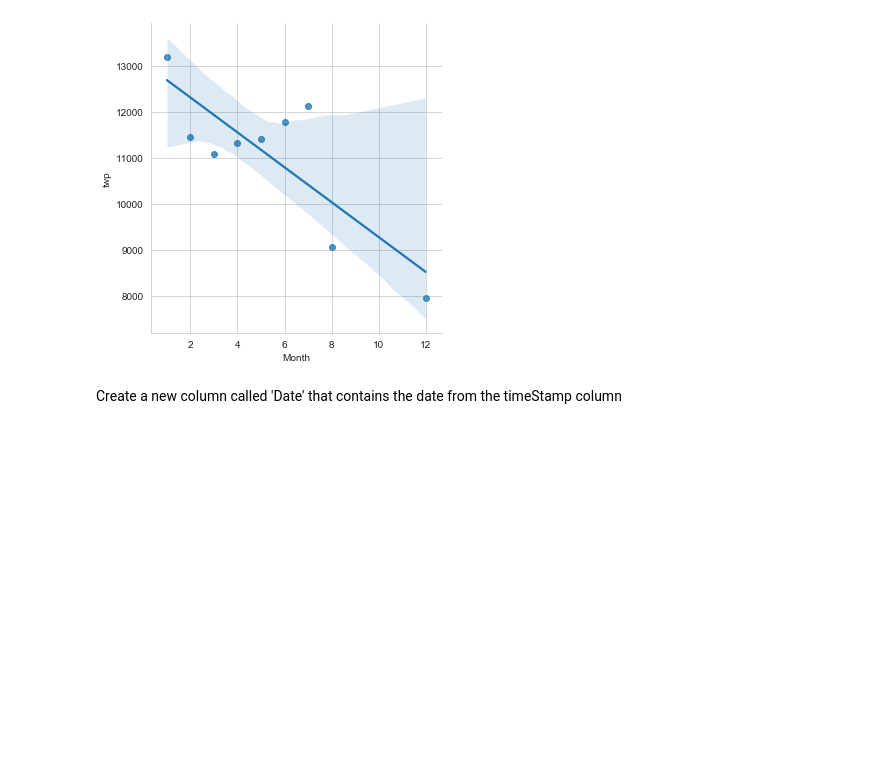
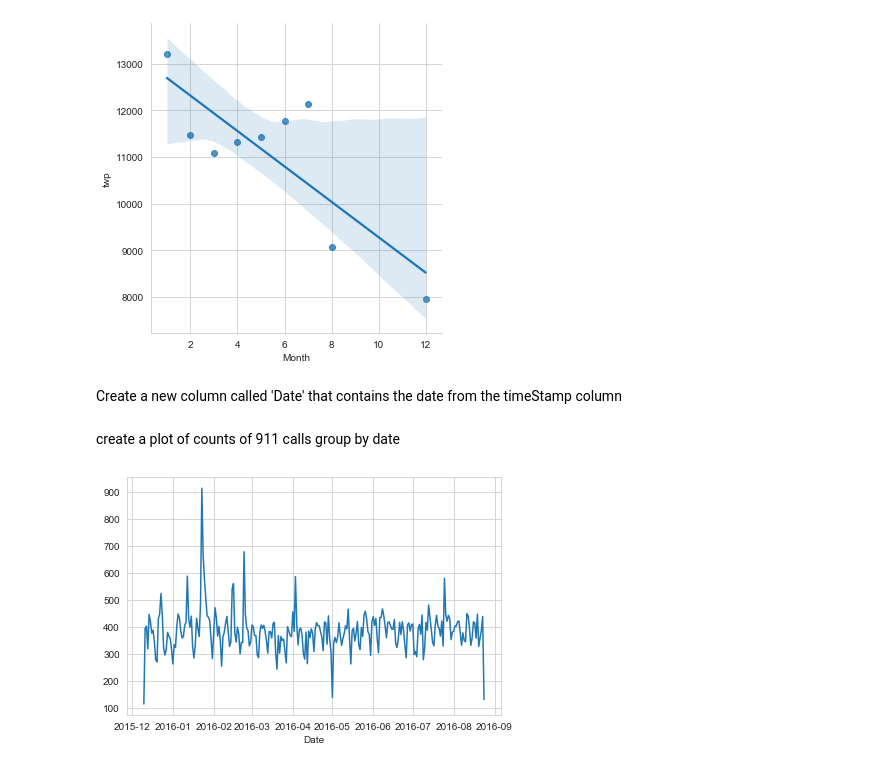
Before and after one commit to elsajun/Analyzing-911-Call-Project, a Jupyter notebook: 911 Calls Project.ipynb, the cells around one changed output. Cells and saved outputs as stored; diff of their text form; code cells hidden in the pictures; blank space fills up the shorter version.

Commit message:
create a plot of counts of 911 calls group by date

```diff
--- a/911 Calls Project.ipynb
+++ b/911 Calls Project.ipynb
@@ -180,3 +180,10 @@ sns.lmplot(x='Month',y='twp',data=byMonth.reset_index())
 Create a new column called 'Date' that contains the date from the timeStamp column
 # %%
 df['Date']=df['timeStamp'].apply(lambda t: t.date())
+# %% [markdown]
+create a plot of counts of 911 calls group by date
+# %%
+df.groupby('Date').count()['twp'].plot()
+plt.tight_layout()
+# %% [output]
+[figure, added]
```
